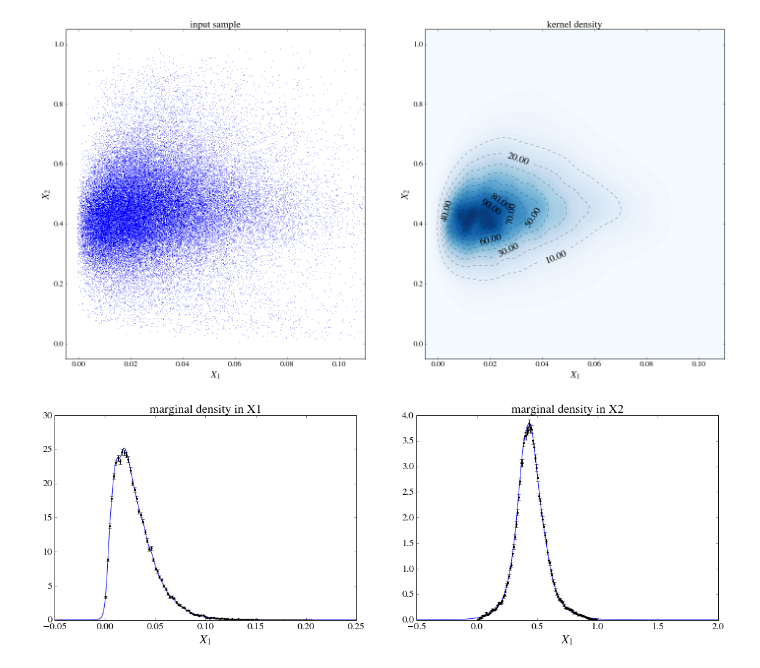
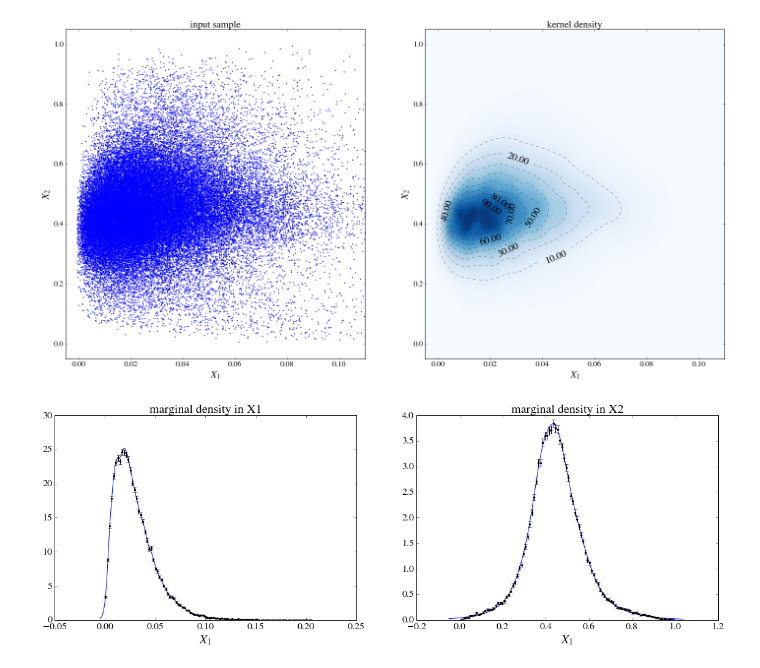
Before and after one commit to dchao34/bdtaunu_component_distribution_learning, a Jupyter notebook: component_learning/component_visualization/density_visual.ipynb, the cells around one changed output. Saved outputs shown, nothing was run; the diff lists cells and outputs as text; code cells hidden in the pictures.

Commit message:
Added the following:
+ Evaluate kde over any number of components for visualization. Can use configuration files.
+ Changed `plot_data2d` API.
+ Added `plot_kde2d_summary`.

```diff
--- a/component_learning/component_visualization/density_visual.ipynb
+++ b/component_learning/component_visualization/density_visual.ipynb
@@ -9,21 +10,21 @@ import re
 # %%
 fig = plt.figure(figsize=(24,12))
 ax = fig.add_subplot(1,2,1)
-plot_data2d('scatter.csv', ax=ax, title=r'input sample', xlim=[-0.005,0.11], ylim=[-0.05,1.05])
+plot_data2d('visual_output/evttype1.scatter.csv', ax=ax, title=r'input sample', marker='.',
+            xlim=[-0.005,0.11], ylim=[-0.05,1.05])
 ax = fig.add_subplot(1,2,2)
-plot_contour2d('kde2d.csv', ax=ax, title=r'kernel density', nlevels=10, colorbar=False)
+plot_contour2d('visual_output/evttype1.kde2d.csv', ax=ax, title=r'kernel density', nlevels=10, colorbar=False)
 # %% [output]
-[figure, old version]
+[figure, new version]
 # %%
-import iopro
 arr = iopro.genfromtxt('data/evttype1.bw.train.csv')
 
 fig = plt.figure(figsize=(12*1.618,6))
 ax = fig.add_subplot(1,2,1)
-plot_data1d('kde1d_x.csv', ax=ax, title=r'marginal density in X1', xlabel=r'$X_1$')
+plot_data1d('visual_output/evttype1.kde1d_x.csv', ax=ax, title=r'marginal density in X1', xlabel=r'$X_1$')
 plot_data1d_histogram(arr[:,0], weights=arr[:,2],bins=100,normed=True);
 ax = fig.add_subplot(1,2,2)
-plot_data1d('kde1d_y.csv', ax=ax, title=r'marginal density in X2', xlabel=r'$X_2$')
+plot_data1d('visual_output/evttype1.kde1d_y.csv', ax=ax, title=r'marginal density in X2', xlabel=r'$X_2$')
 plot_data1d_histogram(arr[:,1], weights=arr[:,2],bins=100,normed=True);
 # %% [output]
-[figure, old version]
+[figure, new version]
```
Also changed, not shown: parts of 2 cells of this notebook, 6 other files.
